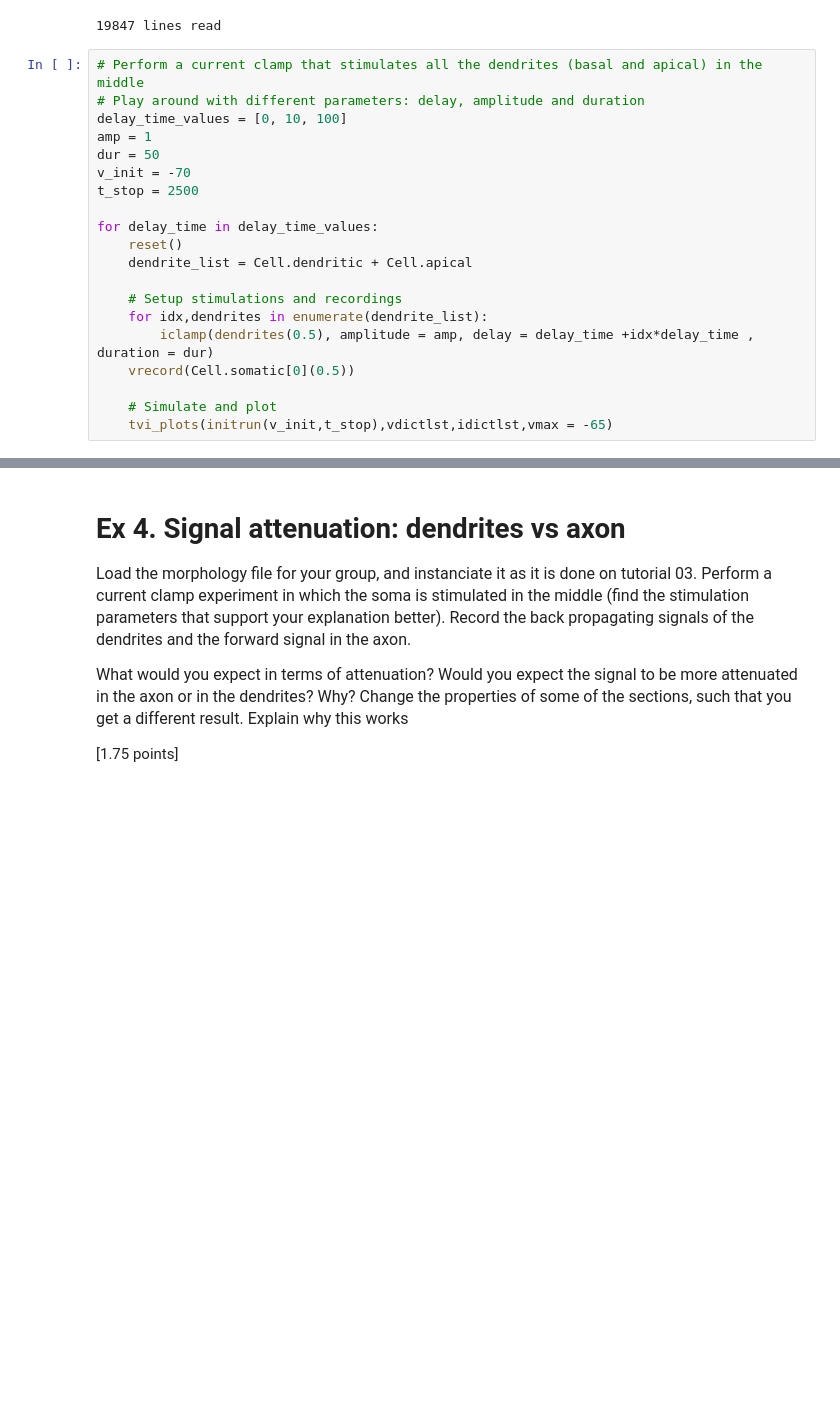
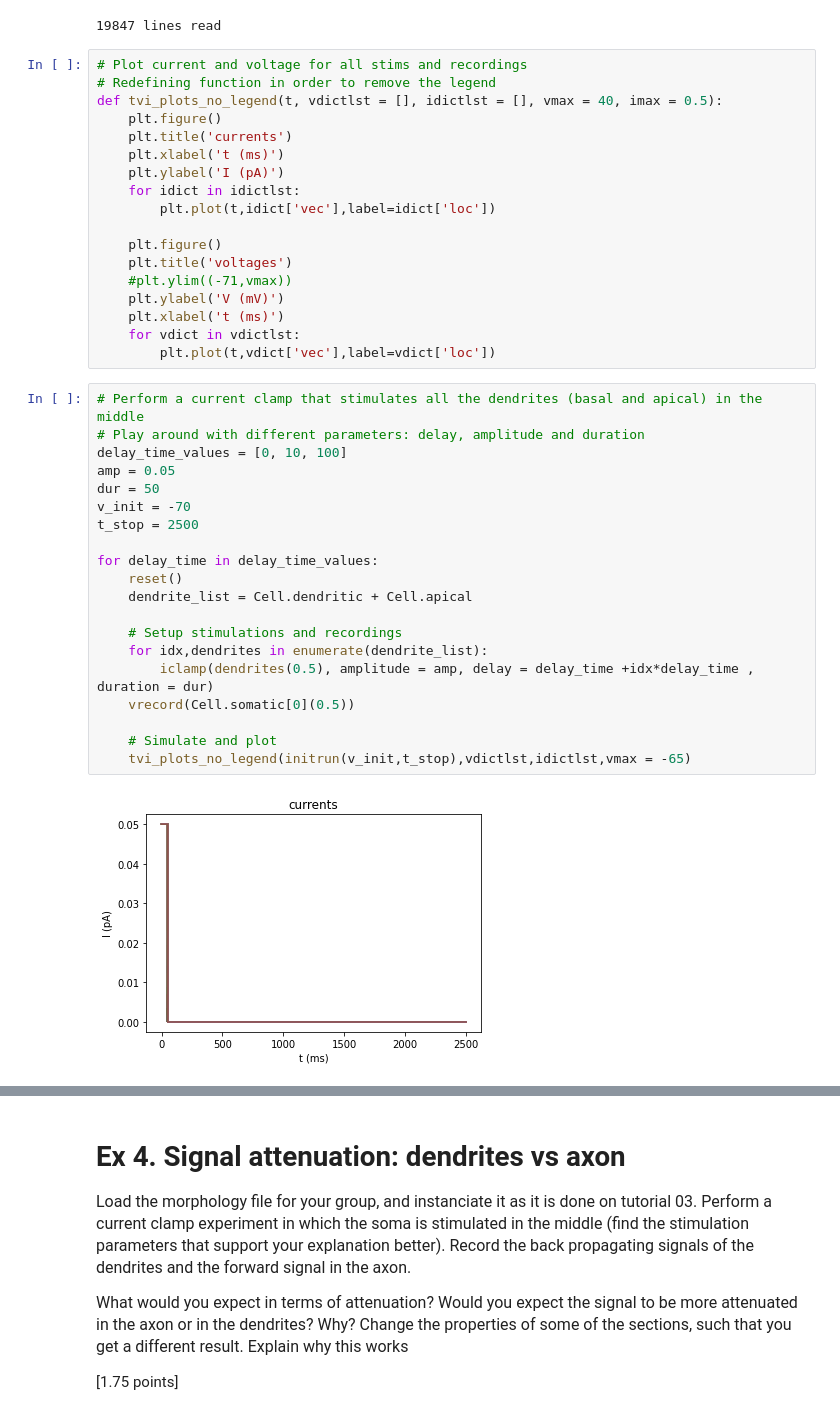
Before and after one commit to GasserElbanna/In-Silico-Neuroscience-Projects, a Jupyter notebook: Week 4/Week4_HomeWork.ipynb, the cells around one changed output, grey strips where cells are left out. Drawn from its saved outputs; the diff is of its cells as text; blank space fills up the shorter version.

```diff
--- a/Week 4/Week4_HomeWork.ipynb
+++ b/Week 4/Week4_HomeWork.ipynb
@@ -1374,23 +1331,43 @@ class NEURON:
 Cell = NEURON()
 # %% [output]
 19847 lines read
+# %%
+# Plot current and voltage for all stims and recordings
+# Redefining function in order to remove the legend
+def tvi_plots_no_legend(t, vdictlst = [], idictlst = [], vmax = 40, imax = 0.5):
+    plt.figure()
+    plt.title('currents')
+    plt.xlabel('t (ms)')
+    plt.ylabel('I (pA)')
+    for idict in idictlst:
+        plt.plot(t,idict['vec'],label=idict['loc'])
+
+    plt.figure()
+    plt.title('voltages')
+    #plt.ylim((-71,vmax))
+    plt.ylabel('V (mV)')
+    plt.xlabel('t (ms)')
+    for vdict in vdictlst:
+        plt.plot(t,vdict['vec'],label=vdict['loc'])
 # %%
 # Perform a current clamp that stimulates all the dendrites (basal and apical) in the middle
 # Play around with different parameters: delay, amplitude and duration
 delay_time_values = [0, 10, 100]
-amp = 1
+amp = 0.05
 dur = 50
 v_init = -70
 t_stop = 2500
 
 for delay_time in delay_time_values:
     reset()
     dendrite_list = Cell.dendritic + Cell.apical
 
     # Setup stimulations and recordings
     for idx,dendrites in enumerate(dendrite_list):
         iclamp(dendrites(0.5), amplitude = amp, delay = delay_time +idx*delay_time , duration = dur)
     vrecord(Cell.somatic[0](0.5))
 
     # Simulate and plot
-    tvi_plots(initrun(v_init,t_stop),vdictlst,idictlst,vmax = -65)
+    tvi_plots_no_legend(initrun(v_init,t_stop),vdictlst,idictlst,vmax = -65)
+# %% [output]
+[figure, added]
```
Also changed, not shown: parts of 20 cells of this notebook, 1 other file.
